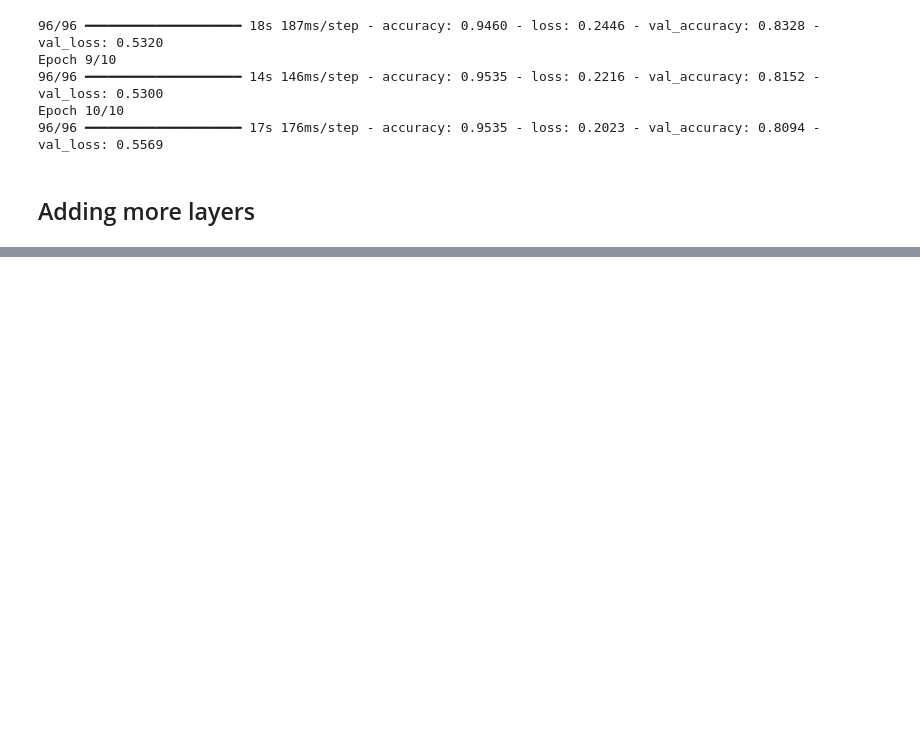
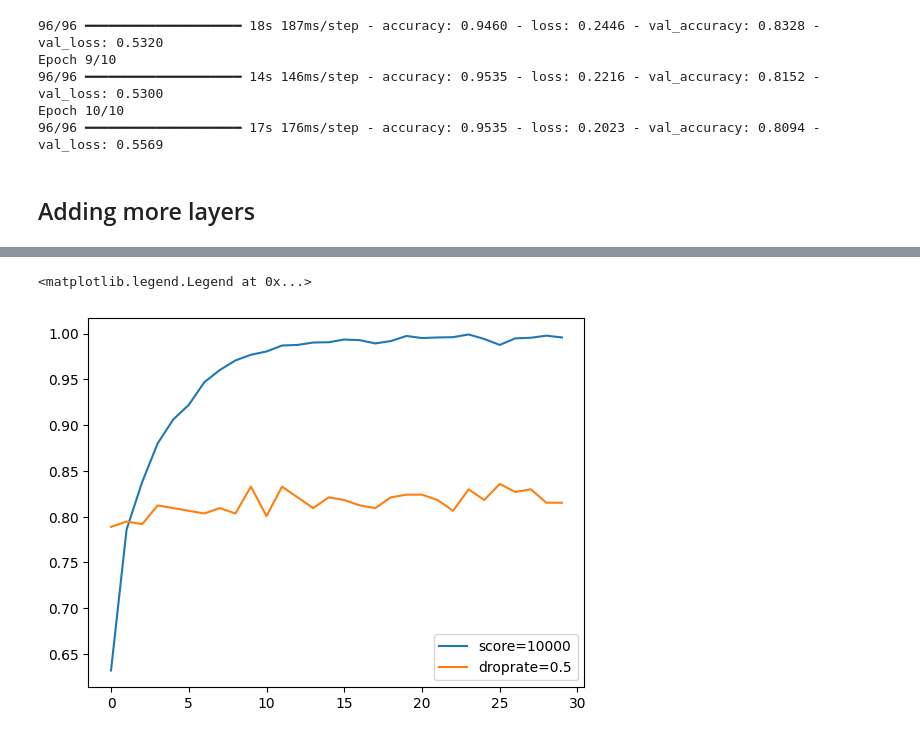
Before and after one commit to okellodaniel/image_classification_deeplearning, a Jupyter notebook: notebook.ipynb, the cells around one changed output, grey strips where cells are left out. Drawn from its saved outputs; the diff is of its cells as text; code cells hidden in the pictures; blank space fills up the shorter version.

```diff
--- a/notebook.ipynb
+++ b/notebook.ipynb
@@ -562,0 +761,9 @@ Fri Mar 14 01:43:53 2025
+# %%
+hist = scores[0.2]
+plt.plot(hist['accuracy'],label=("score=%s"%score))
+plt.plot(hist['val_accuracy'],label=("droprate=%s"%rate))
+# plt.ylim(0.75,0.86)
+plt.legend()
+# %% [output]
+<matplotlib.legend.Legend at 0x...>
+[figure, added]
```
Also changed, not shown: parts of 31 cells of this notebook, 4 other files.
